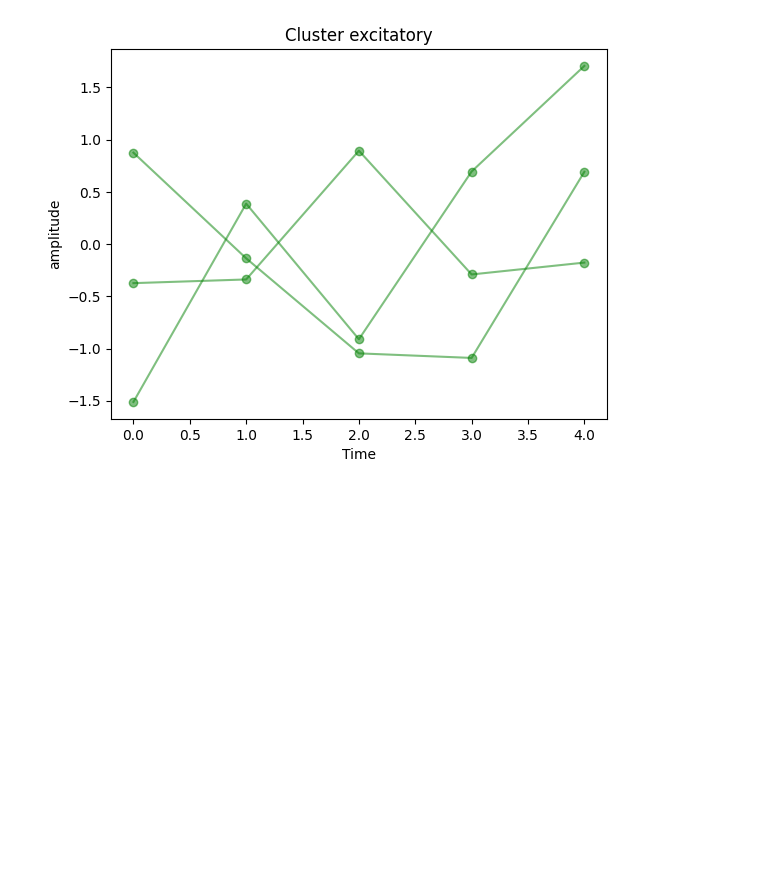
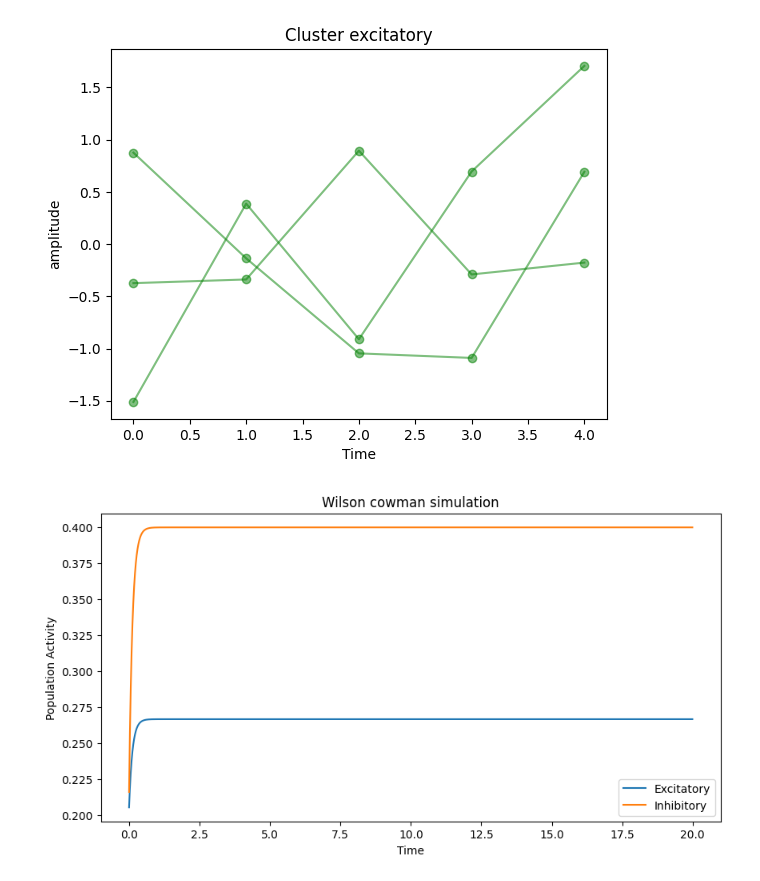
Before and after one commit to Da4kek/CNM, a Jupyter notebook: Example_usage.ipynb, the cells around one changed output. Cells and saved outputs as stored; diff of their text form; code cells hidden in the pictures; blank space fills up the shorter version.

```diff
--- a/Example_usage.ipynb
+++ b/Example_usage.ipynb
@@ -100,0 +105,15 @@ model.visualize()
+# %%
+model = NFM.WCM(a=2,b=1.5,t_e=1.5,t_i=0.5)
+model.initialize(0.2,0.2)
+r_e,r_i,time = model.simulate(T=20.0)
+# %%
+import matplotlib.pyplot as plt
+plt.figure(figsize=(10, 5))
+plt.plot(time, r_e, label='Excitatory')
+plt.plot(time, r_i, label='Inhibitory')
+plt.xlabel('Time')
+plt.ylabel('Population Activity')
+plt.legend()
+plt.title('Wilson cowman simulation');
+# %% [output]
+[figure, added]
```
Also changed, not shown: parts of 1 cell of this notebook, 2 other files.
